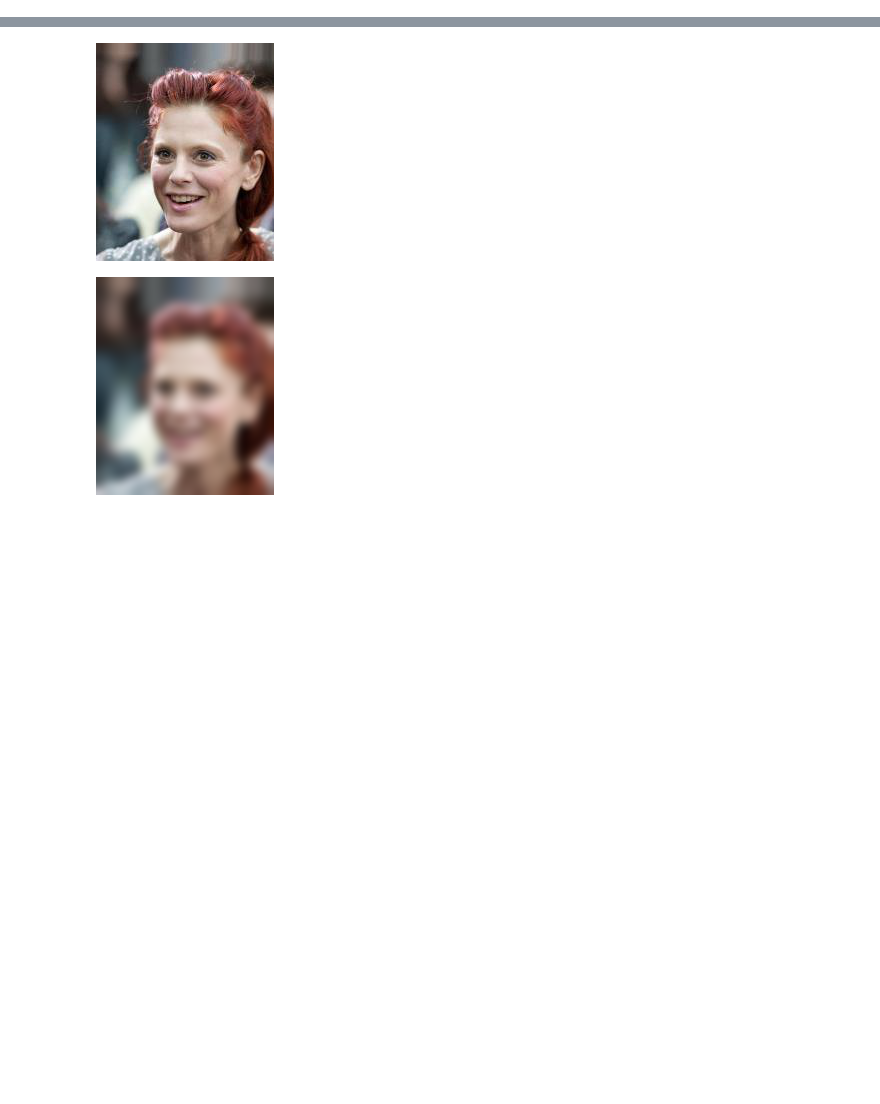
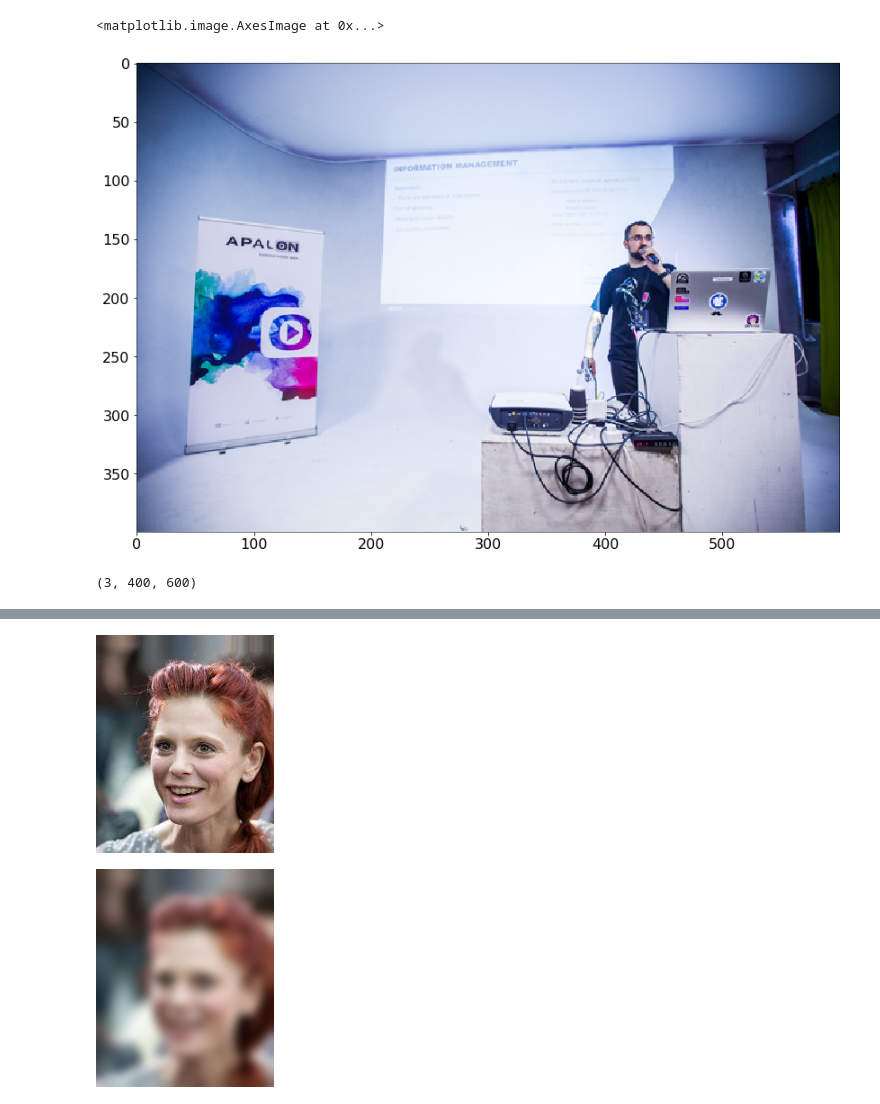
Before and after one commit to DmitryUlyanov/recognition, a Jupyter notebook: scripts/explore_augmentation.ipynb, the cells around one changed output, grey strips where cells are left out. Cells and saved outputs as stored; diff of their text form; code cells hidden in the pictures; blank space fills up the shorter version.

```diff
--- a/scripts/explore_augmentation.ipynb
+++ b/scripts/explore_augmentation.ipynb
@@ -2,0 +205,3 @@ __imp
+# %%
+i = torch.from_numpy(img.transpose(2,0,1).astype(np.float32)/65535.)[None,...]
+q = rgb2lab(i)
@@ -2,0 +225,9 @@ __imp
+# %%
+plt.imshow((lab2rgb(q)[0].numpy().transpose(1,2,0)*255).astype(np.uint8))
+# %% [output]
+<matplotlib.image.AxesImage at 0x...>
+[figure, added]
+# %%
+img.transpose(2,0,1).shape
+# %% [output]
+(3, 400, 600)
```
Also changed, not shown: parts of 22 cells of this notebook, 4 other files.
